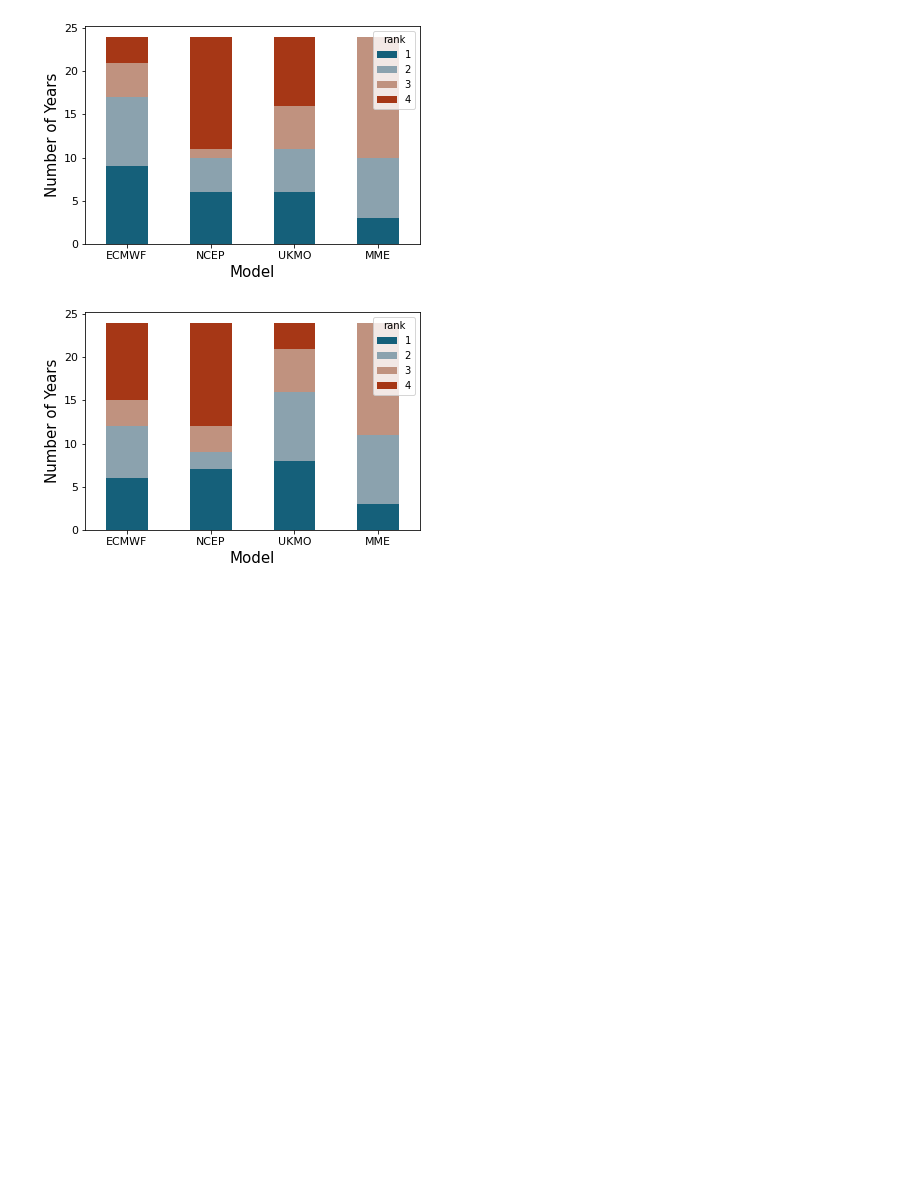
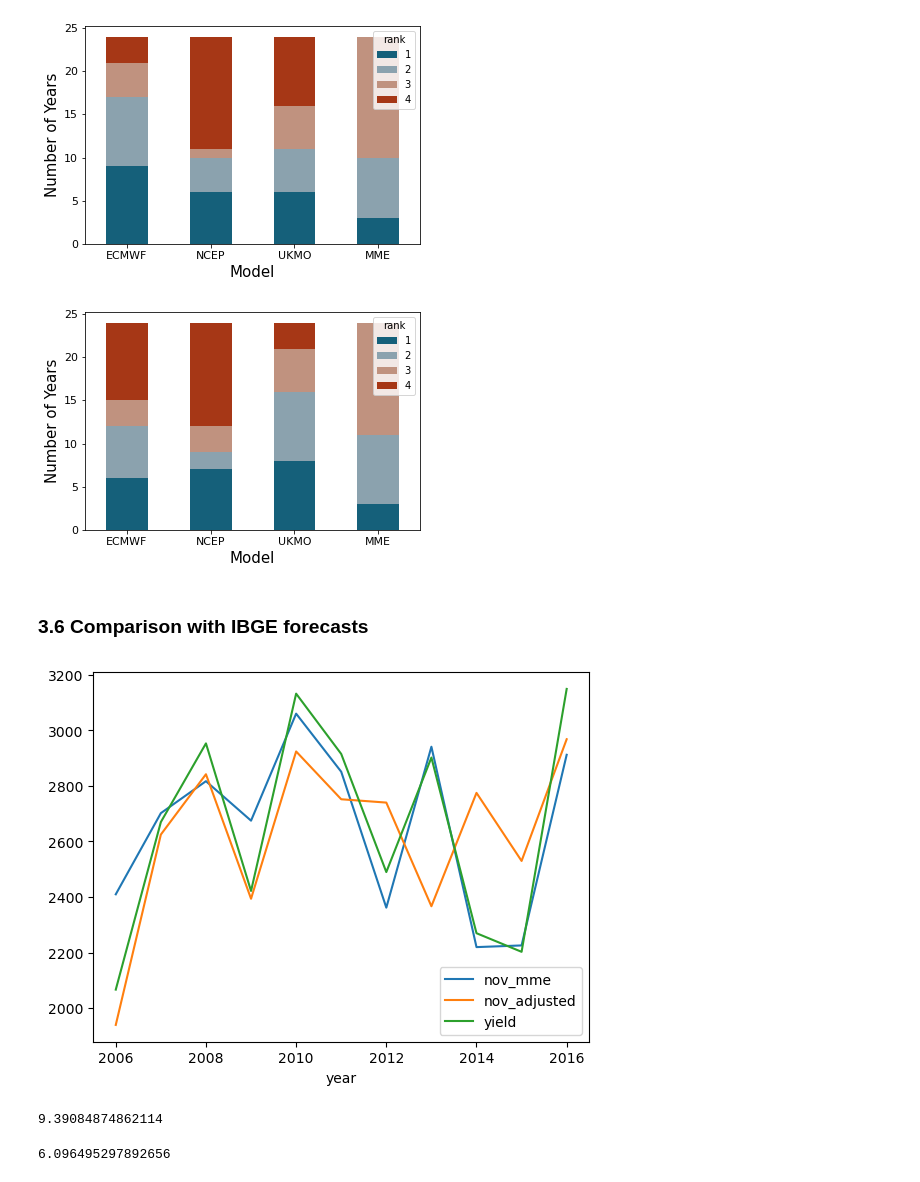
Before and after one commit to mzachow/wheat-yield-forecast-brazil, a Jupyter notebook: figures_for_manuscript.ipynb, the cells around one changed output. Drawn from its saved outputs; the diff is of its cells as text; code cells hidden in the pictures; blank space fills up the shorter version.

```diff
--- a/figures_for_manuscript.ipynb
+++ b/figures_for_manuscript.ipynb
@@ -263,3 +264,35 @@ for im in list(range(7,11)):
 [figure]
 [figure]
 [figure]
+# %% [markdown]
+### 3.6 Comparison with IBGE forecasts
+# %%
+national_yield, _ = data.read_wheat_yield_data()
+national_yield = national_yield.loc[national_yield["year"].isin(list(range(2006, 2017)))].reset_index(drop=True)
+ibge = pd.read_excel("data/wheat/ibge_forecasts.xlsx")
+# %%
+model = (simulations
+         .loc[(simulations["model"] == "MME")
+              & (simulations["init_month"].isin([10, 11]))
+              & (simulations["year"].isin(list(range(2006,2017)))), ["year", "predicted", "init_month"]]
+         .reset_index(drop=True))
+
+model = model.pivot(values="predicted", columns="init_month", index="year").reset_index()
+model.columns = ["year", "oct_mme", "nov_mme"]
+
+model = model.merge(national_yield.merge(ibge[["year", "oct_adjusted", "nov_adjusted"]], on ="year"), on="year").round(0).set_index("year")
+# %%
+model[["nov_mme", "nov_adjusted", "yield"]].plot()
+#plt.savefig("images/nov_ibge_mme.svg")
+plt.show()
+# %% [output]
+[figure, added]
+# %%
+#r2(model["yield"], model["oct_adjusted"])
+100 * mse(model["yield"], model["oct_mme"], squared=False)/(model["yield"].mean())
+# %% [output]
+9.39084874862114
+# %%
+100 * mse(model["yield"], model["nov_mme"], squared=False)/(model["yield"].mean())
+# %% [output]
+6.096495297892656
```
Also changed, not shown: parts of 5 cells of this notebook, 1 other file.
